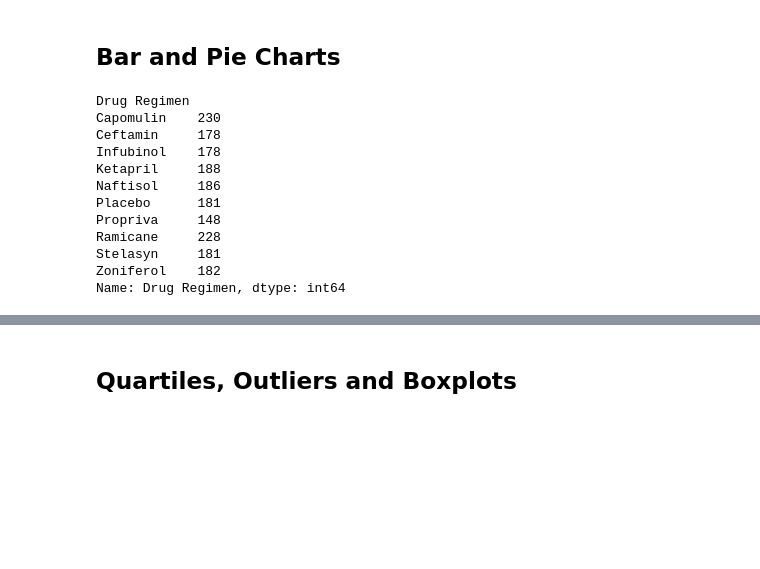
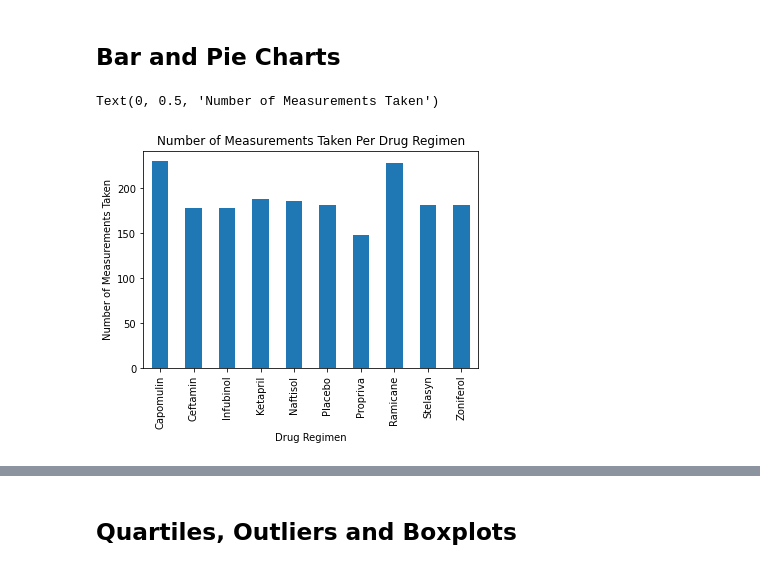
Before and after one commit to cgangi2216/PymaceuticalsInc, a Jupyter notebook: pymaceuticals.ipynb, the cells around one changed output, grey strips where cells are left out. Saved outputs shown, nothing was run; the diff lists cells and outputs as text; code cells hidden in the pictures; blank space fills up the shorter version.

```diff
--- a/pymaceuticals.ipynb
+++ b/pymaceuticals.ipynb
@@ -143,17 +137,9 @@ summary_df
 ## Bar and Pie Charts
 # %%
 # Generate a bar plot showing the total number of measurements taken on each drug regimen using pandas.
-drugregimen_df['Drug Regimen'].count()
+regimen_df = drugregimen_df['Drug Regimen'].count()
+bar_plot = regimen_df.plot.bar(x='Drug Regimen', y='values', align='center', title='Number of Measurements Taken Per Drug Regimen')
+bar_plot.set_ylabel('Number of Measurements Taken')
 # %% [output]
-Drug Regimen
-Capomulin    230
-Ceftamin     178
-Infubinol    178
-Ketapril     188
-Naftisol     186
-Placebo      181
-Propriva     148
-Ramicane     228
-Stelasyn     181
-Zoniferol    182
-Name: Drug Regimen, dtype: int64
+Text(0, 0.5, 'Number of Measurements Taken')
+[figure, added]
```
Also changed, not shown: parts of 7 cells of this notebook.
